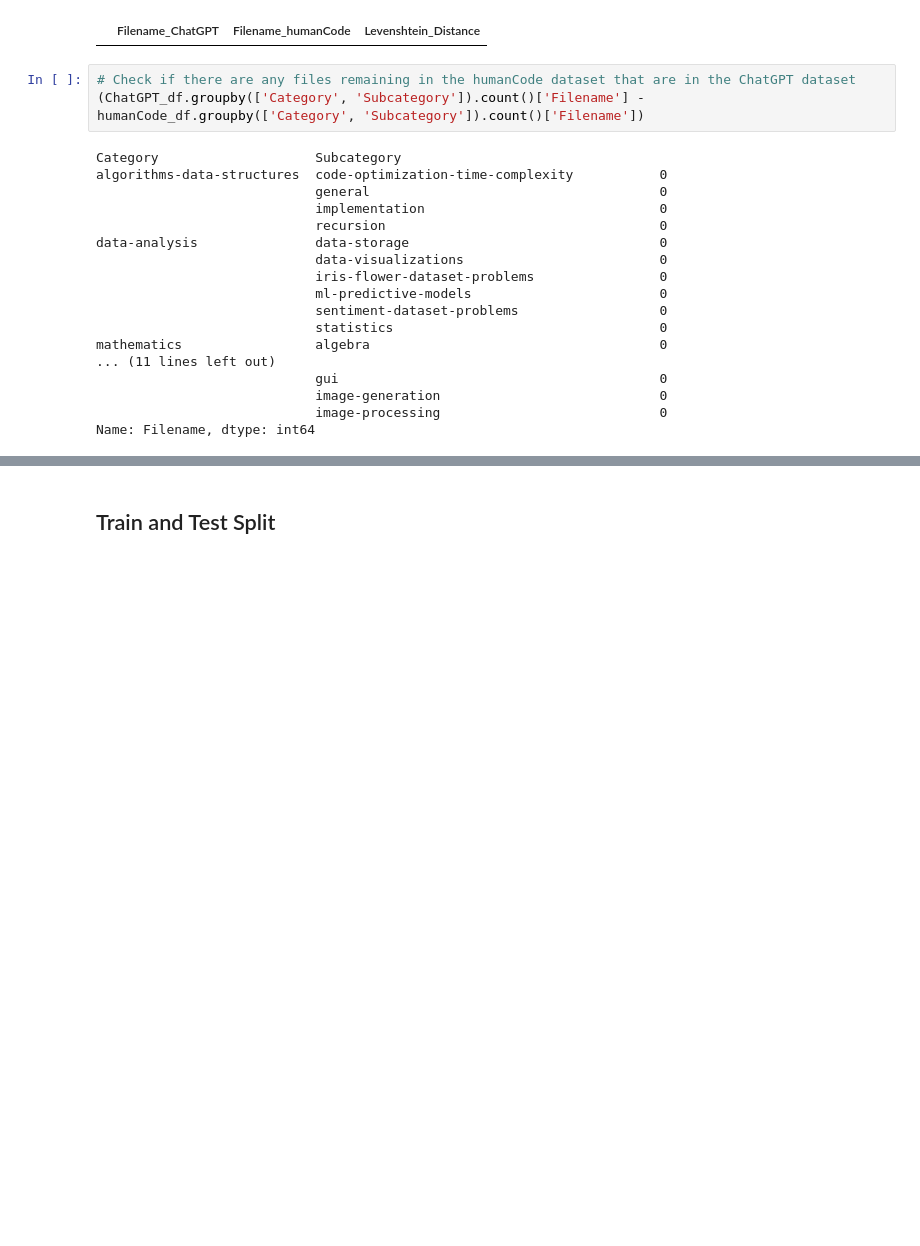
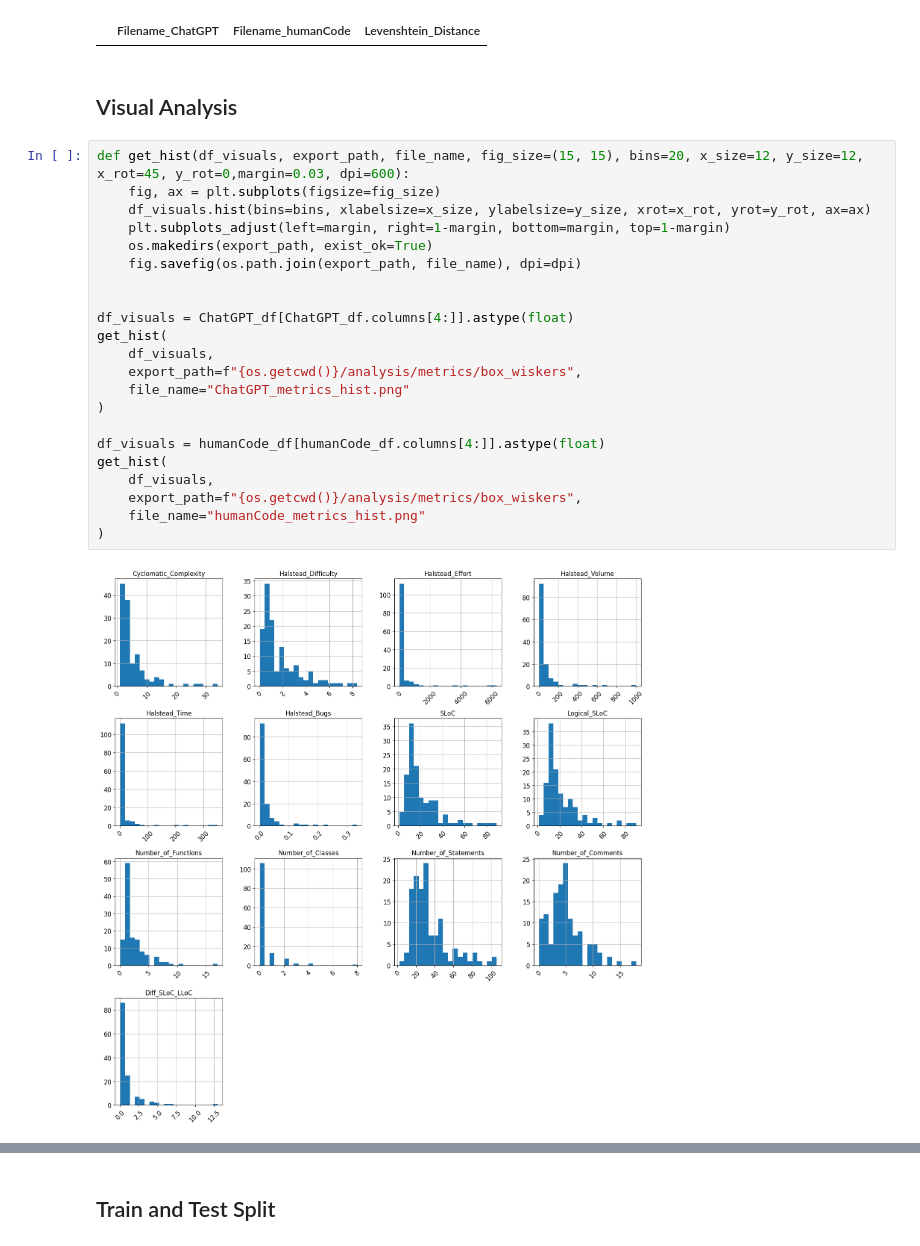
Before and after one commit to mfawadakbar/ChatGPT-promises-and-pitfalls, a Jupyter notebook: prediction_model.ipynb, the cells around one changed output, grey strips where cells are left out. Drawn from its saved outputs; the diff is of its cells as text; blank space fills up the shorter version.

Commit message:
hist plots

```diff
--- a/prediction_model.ipynb
+++ b/prediction_model.ipynb
@@ -231,24 +231,29 @@ for i, row in enumerate(filenames_df.iterrows()):
 filenames_df[filenames_df["Levenshtein_Distance"] > 0]
 # %% [output]
 |  | Filename_ChatGPT | Filename_humanCode | Levenshtein_Distance |
-# %%
-# Check if there are any files remaining in the humanCode dataset that are in the ChatGPT dataset
-(ChatGPT_df.groupby(['Category', 'Subcategory']).count()['Filename'] - humanCode_df.groupby(['Category', 'Subcategory']).count()['Filename'])
-# %% [output]
-Category                    Subcategory
-algorithms-data-structures  code-optimization-time-complexity           0
-                            general                                     0
-                            implementation                              0
-                            recursion                                   0
-data-analysis               data-storage                                0
-                            data-visualizations                         0
-                            iris-flower-dataset-problems                0
-                            ml-predictive-models                        0
-                            sentiment-dataset-problems                  0
-                            statistics                                  0
-mathematics                 algebra                                     0
-... (11 lines left out)
-                            gui                                         0
-                            image-generation                            0
-                            image-processing                            0
-Name: Filename, dtype: int64
+# %% [markdown]
+## Visual Analysis
+# %%
+def get_hist(df_visuals, export_path, file_name, fig_size=(15, 15), bins=20, x_size=12, y_size=12, x_rot=45, y_rot=0,margin=0.03, dpi=600):
+    fig, ax = plt.subplots(figsize=fig_size)
+    df_visuals.hist(bins=bins, xlabelsize=x_size, ylabelsize=y_size, xrot=x_rot, yrot=y_rot, ax=ax)
+    plt.subplots_adjust(left=margin, right=1-margin, bottom=margin, top=1-margin)
+    os.makedirs(export_path, exist_ok=True)
+    fig.savefig(os.path.join(export_path, file_name), dpi=dpi)
+
+
+df_visuals = ChatGPT_df[ChatGPT_df.columns[4:]].astype(float)
+get_hist(
+    df_visuals,
+    export_path=f"{os.getcwd()}/analysis/metrics/box_wiskers",
+    file_name="ChatGPT_metrics_hist.png"
+)
+
+df_visuals = humanCode_df[humanCode_df.columns[4:]].astype(float)
+get_hist(
+    df_visuals,
+    export_path=f"{os.getcwd()}/analysis/metrics/box_wiskers",
+    file_name="humanCode_metrics_hist.png"
+)
+# %% [output]
+[figure, added]
```
Also changed, not shown: parts of 3 cells of this notebook, 2 other files.
